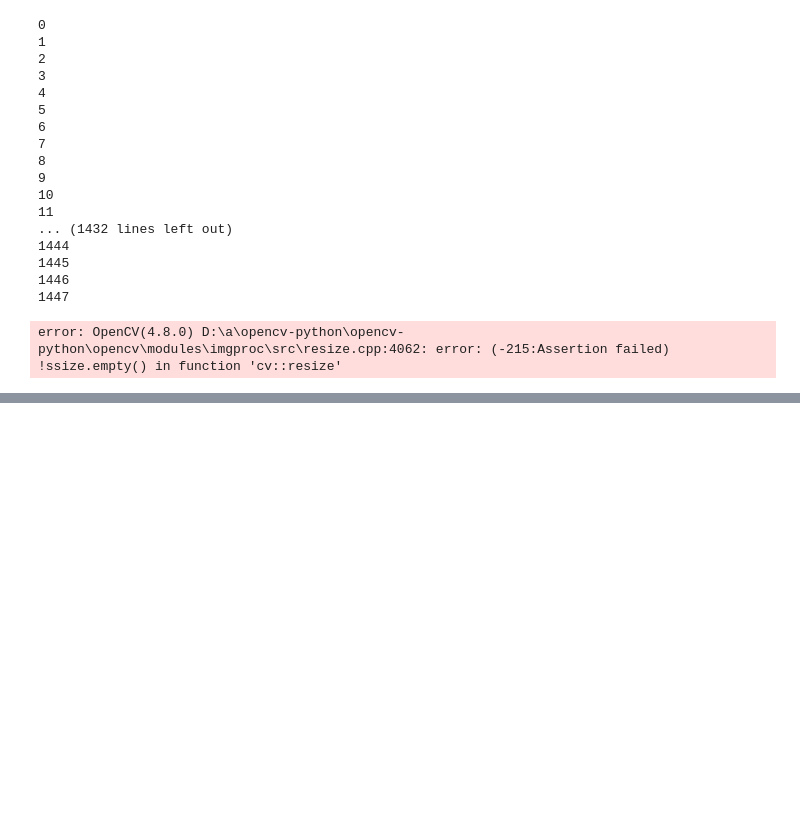
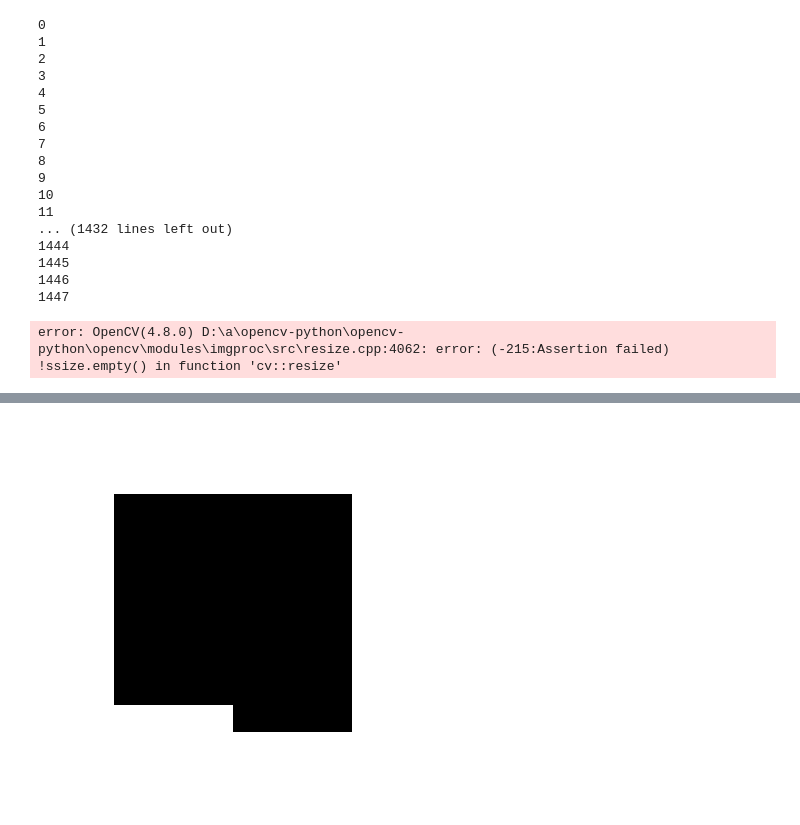
Before and after one commit to nonameR9077/MLproject_2023-2, a Jupyter notebook: preprocessing/npzThickening.ipynb, the cells around one changed output, grey strips where cells are left out. Saved outputs shown, nothing was run; the diff lists cells and outputs as text; code cells hidden in the pictures; blank space fills up the shorter version.

```diff
--- a/preprocessing/npzThickening.ipynb
+++ b/preprocessing/npzThickening.ipynb
@@ -247,0 +253,4 @@ plot_digit(my_data_num["img"][1447])
+# %%
+plot_digit(resize(sample_error))
+# %% [output]
+[figure, added]
```
Also changed, not shown: parts of 6 cells of this notebook, 1 other file.
